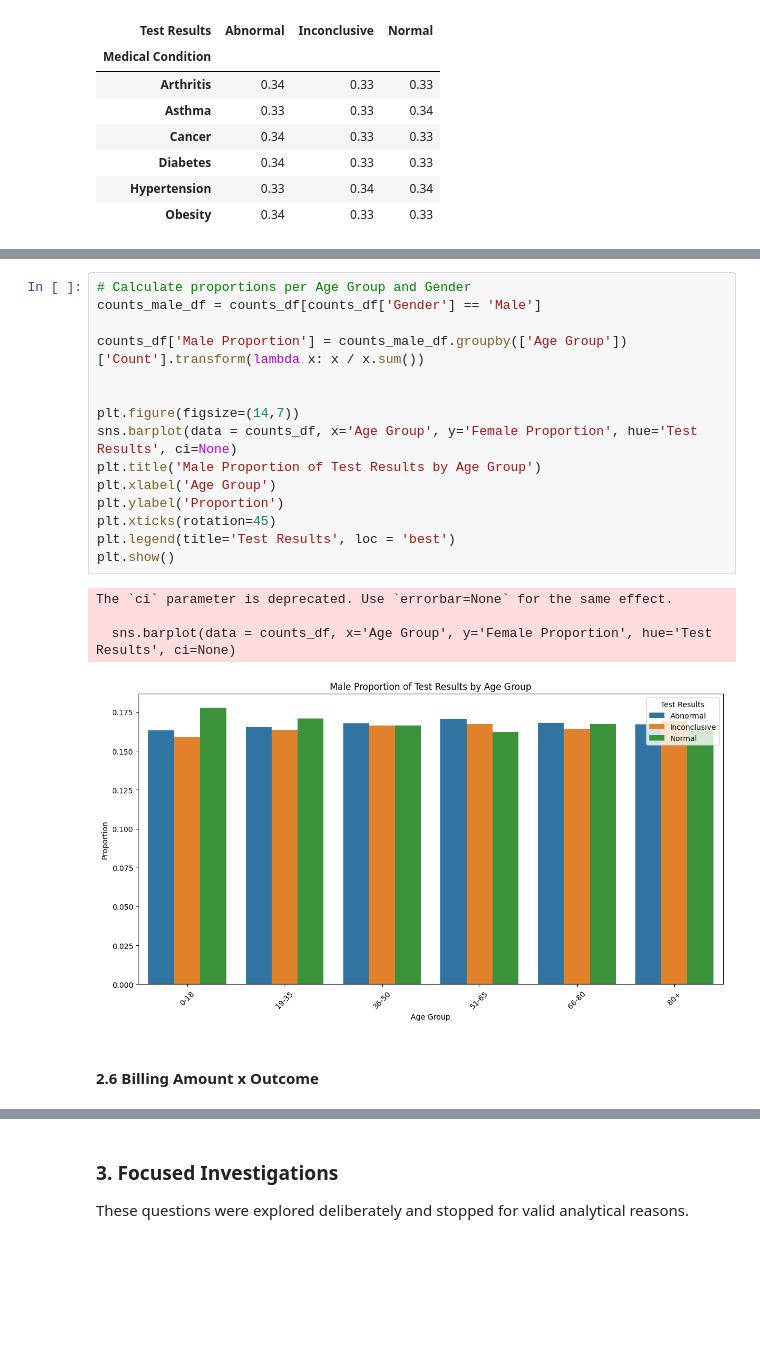
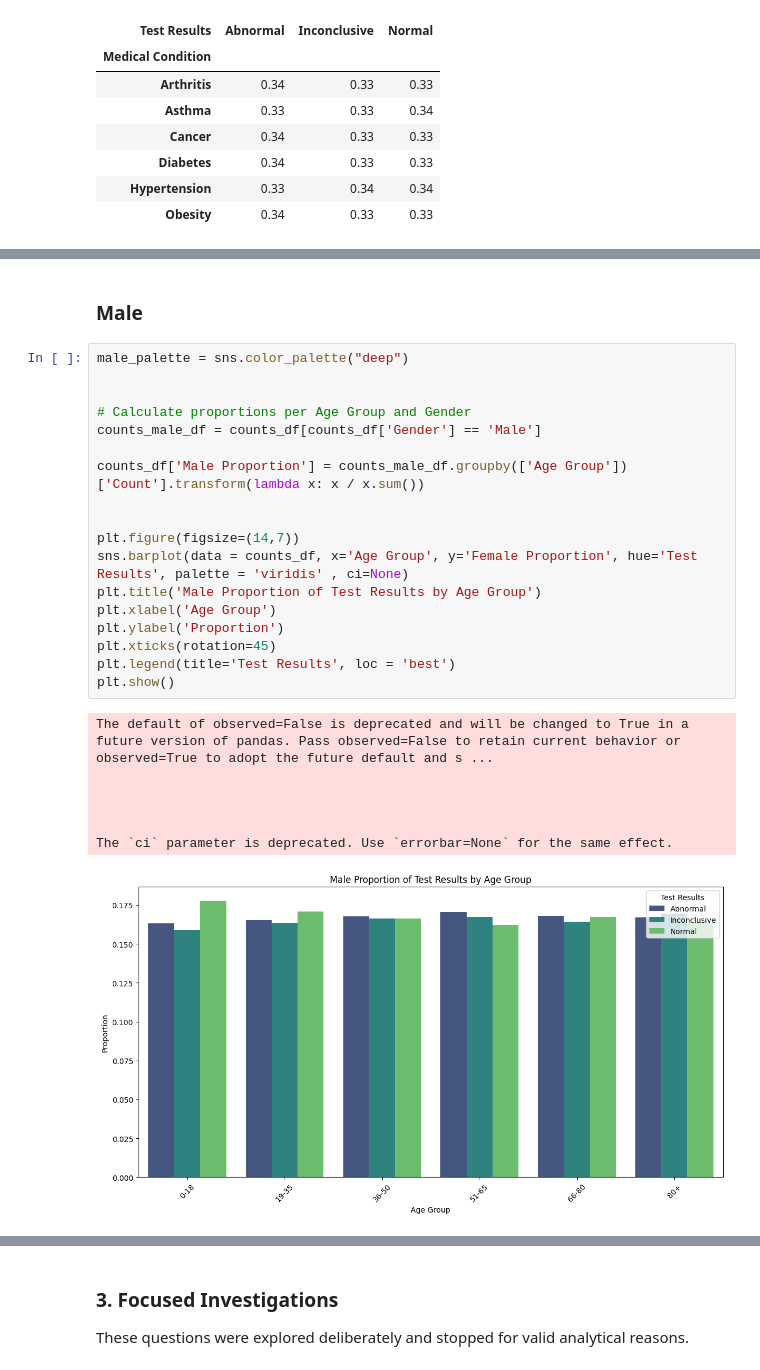
Before and after one commit to itzsnowflakethisyear-byte/Minimizing-Clinical-Alert-Fatigue-A-Calibrated-MLOps-Pipeline-for-Diagnostic-Prediction, a Jupyter notebook: Notebooks/02_eda_and_visualisation.ipynb, the cells around one changed output, grey strips where cells are left out. Drawn from its saved outputs; the diff is of its cells as text; blank space fills up the shorter version.

```diff
--- a/Notebooks/02_eda_and_visualisation.ipynb
+++ b/Notebooks/02_eda_and_visualisation.ipynb
@@ -342,22 +452,28 @@ The `ci` parameter is deprecated. Use `errorbar=None` for the same effect.
+# %% [markdown]
+### Male
 # %%
+male_palette = sns.color_palette("deep")
+
+
 # Calculate proportions per Age Group and Gender
 counts_male_df = counts_df[counts_df['Gender'] == 'Male']
 
 counts_df['Male Proportion'] = counts_male_df.groupby(['Age Group'])['Count'].transform(lambda x: x / x.sum())
 
 
 plt.figure(figsize=(14,7))
-sns.barplot(data = counts_df, x='Age Group', y='Female Proportion', hue='Test Results', ci=None)
+sns.barplot(data = counts_df, x='Age Group', y='Female Proportion', hue='Test Results', palette = 'viridis' , ci=None)
 plt.title('Male Proportion of Test Results by Age Group')
 plt.xlabel('Age Group')
 plt.ylabel('Proportion')
 plt.xticks(rotation=45)
 plt.legend(title='Test Results', loc = 'best')
 plt.show()
 # %% [output]
+The default of observed=False is deprecated and will be changed to True in a future version of pandas. Pass observed=False to retain current behavior or observed=True to adopt the future default and s ...
+
+
+
+
 The `ci` parameter is deprecated. Use `errorbar=None` for the same effect.
-
-  sns.barplot(data = counts_df, x='Age Group', y='Female Proportion', hue='Test Results', ci=None)
-[figure, old version]
+[figure, new version]
-# %% [markdown]
-#### 2.6 Billing Amount x Outcome
```
Also changed, not shown: parts of 67 cells of this notebook, 2 other files.
